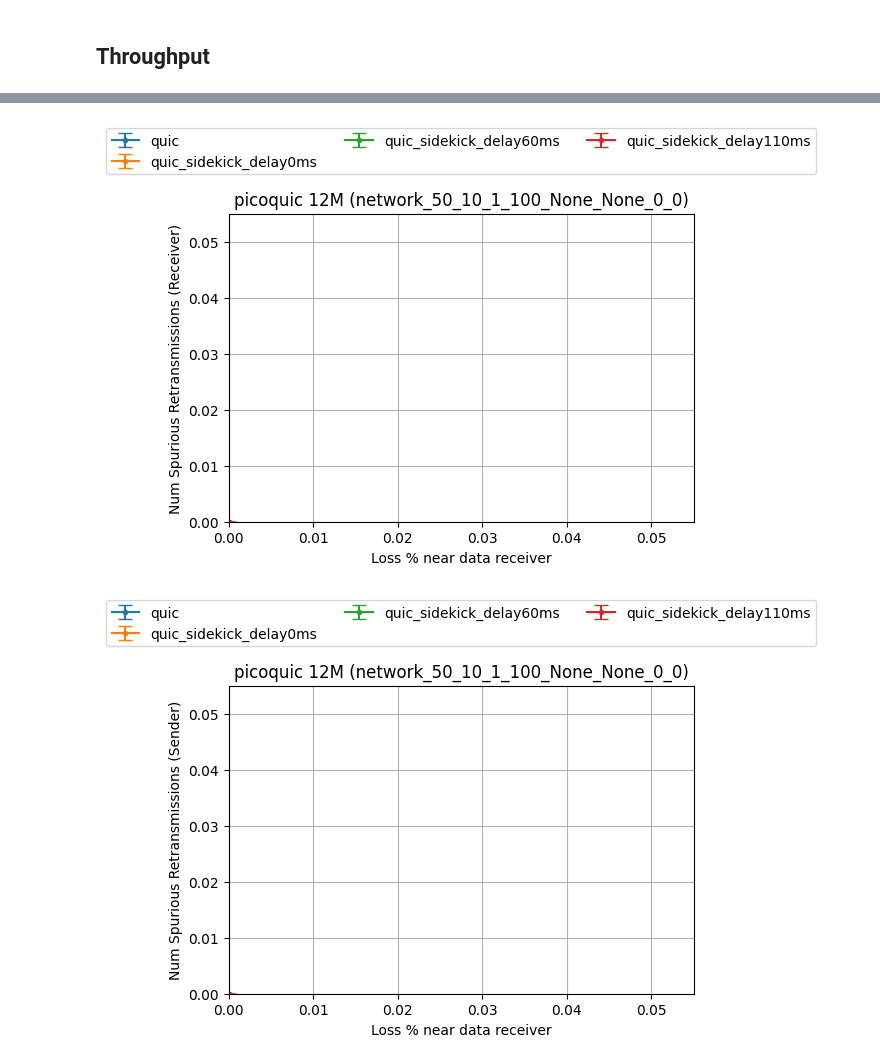
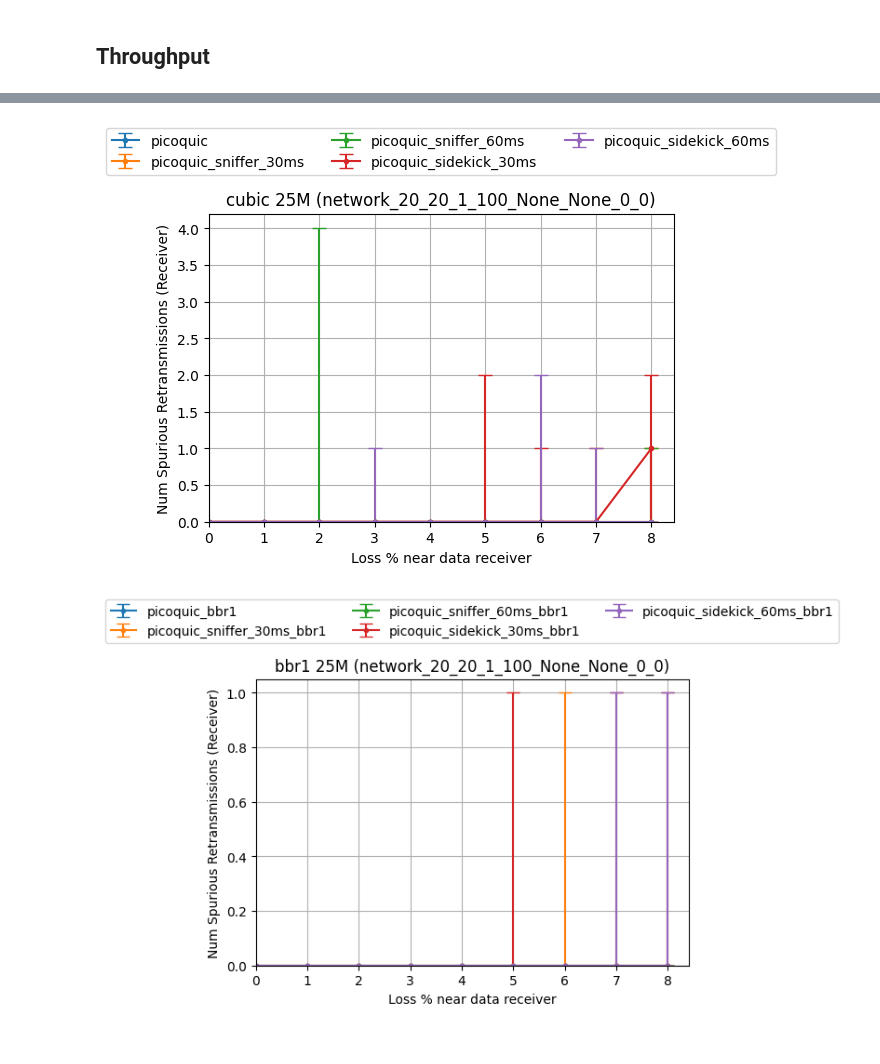
Before and after one commit to StanfordSNR/sidekick-downloads, a Jupyter notebook: notebook/sidekick_configurations.ipynb, the cells around one changed output, grey strips where cells are left out. Saved outputs shown, nothing was run; the diff lists cells and outputs as text; code cells hidden in the pictures.

```diff
--- a/notebook/sidekick_configurations.ipynb
+++ b/notebook/sidekick_configurations.ipynb
@@ -42,3 +46,8 @@ sudo -E python3 emulation/main.py --bw1 50 --delay2 100 --loss1 7 --loss2 0 -t 1
 # %%
-exp = Experiment(num_trials=10, treatments=TREATMENTS('picoquic', 'quic'), network_settings=NETWORK_SETTINGS(), data_sizes=DATA_SIZES)
-picoquic_raw_data = RawData(exp, execute=False)
+n = 20
+exp = Experiment(num_trials=n, treatments=TREATMENTS(), network_settings=NETWORK_SETTINGS(), data_sizes=DATA_SIZES())
+picoquic_raw_data = RawData(exp, execute=False, max_networks={'picoquic': 7})
+exp = Experiment(num_trials=n, treatments=BBR_TREATMENTS('bbr1'), network_settings=NETWORK_SETTINGS(), data_sizes=DATA_SIZES())
+bbr1_raw_data = RawData(exp, execute=False)
+exp = Experiment(num_trials=n, treatments=BBR_TREATMENTS('bbr'), network_settings=NETWORK_SETTINGS(), data_sizes=DATA_SIZES())
+bbr3_raw_data = RawData(exp, execute=False)
@@ -133,12 +128,14 @@ def plot_loss_vs_num_spurious(prefix, raw_data, sender: bool):
             print(output['additional_data'])
         return output['additional_data'][data_key]
 
-    title = f'{prefix} {data_size_str(DATA_SIZES[0])} ({NETWORK_SETTINGS()[0].label()})'
+    title = f'{prefix} {data_size_str(DATA_SIZES()[0])} ({NETWORK_SETTINGS()[0].label()})'
     plottable_data = PlottableData(raw_data, num_spurious_func)
     plot_loss_vs_metric_line(plottable_data, title=title, ylabel=f'Num Spurious Retransmissions ({key})')
 # %%
-plot_loss_vs_num_spurious('picoquic', picoquic_raw_data, sender=False)
-plot_loss_vs_num_spurious('picoquic', picoquic_raw_data, sender=True)
+plot_loss_vs_num_spurious('cubic', picoquic_raw_data, sender=False)
+plot_loss_vs_num_spurious('bbr1', bbr1_raw_data, sender=False)
+plot_loss_vs_num_spurious('bbr3', bbr3_raw_data, sender=False)
+# plot_loss_vs_num_spurious('picoquic', picoquic_raw_data, sender=True)
 # %% [output]
-[figure, old version]
+[figure, new version]
-[figure, old version]
+[figure, new version]
```
Also changed, not shown: parts of 8 cells of this notebook.
